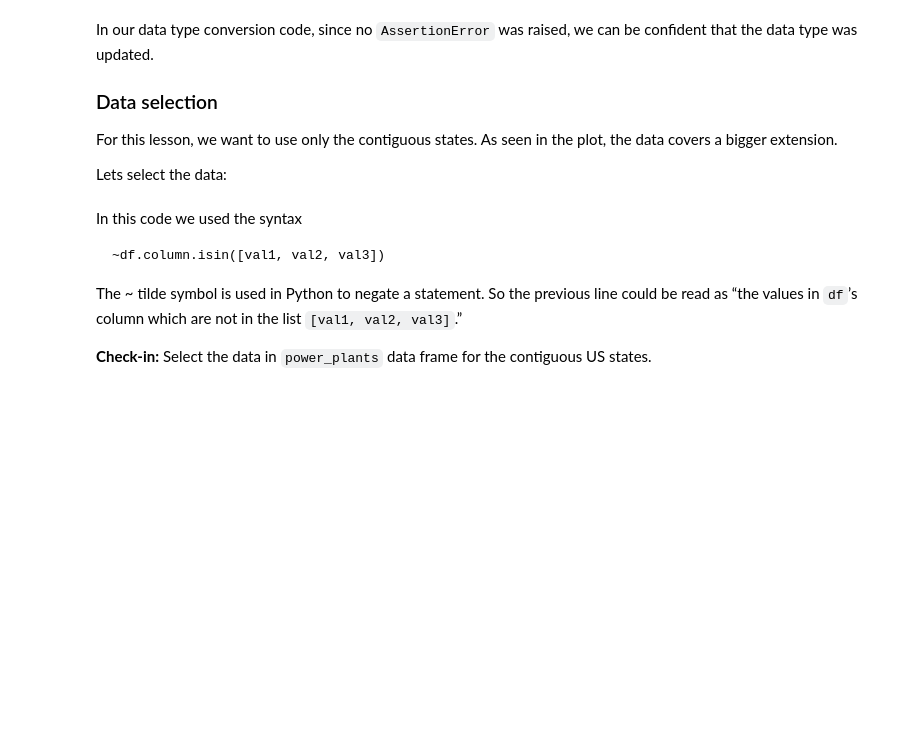
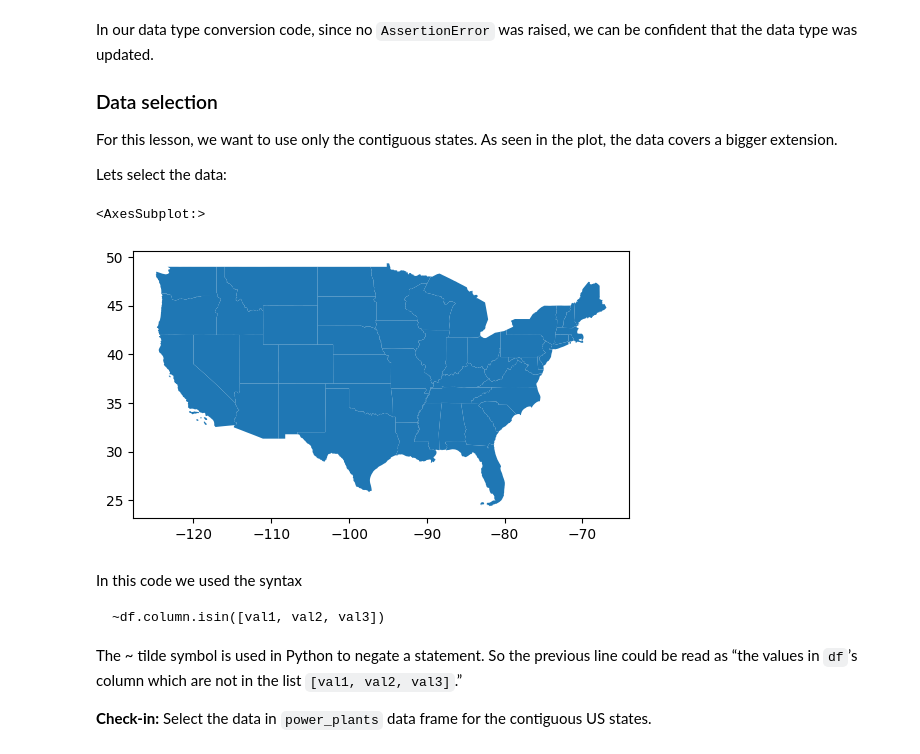
Before and after one commit to rellimylime/eds220-2025-in-class, a Jupyter notebook: week5-code-streamlining.ipynb, the cells around one changed output. Saved outputs shown, nothing was run; the diff lists cells and outputs as text; code cells hidden in the pictures; blank space fills up the shorter version.

```diff
--- a/week5-code-streamlining.ipynb
+++ b/week5-code-streamlining.ipynb
@@ -147,6 +158,10 @@ Lets select the data:
 # %%
 # Select contignuous US states
 contiguous = states[(states.region != 9) & (~states.statefp.isin([2, 15]))]
+contiguous.plot()
+# %% [output]
+<AxesSubplot:>
+[figure, added]
 # %% [markdown]
 In this code we used the syntax
 
```
Also changed, not shown: parts of 19 cells of this notebook.
